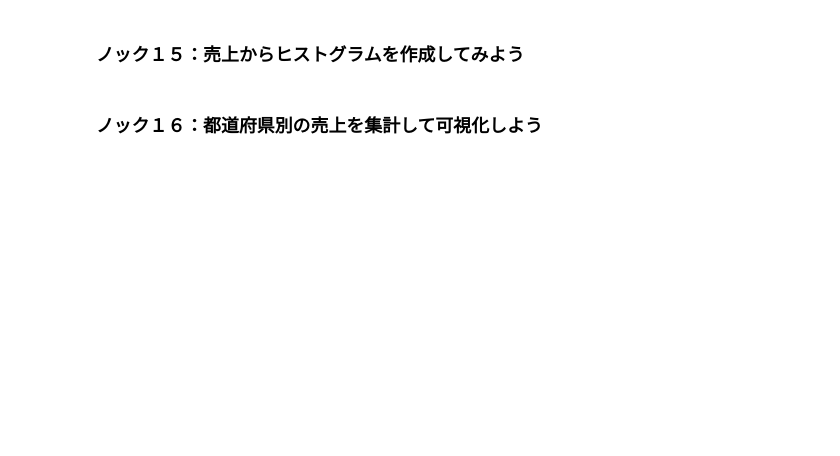
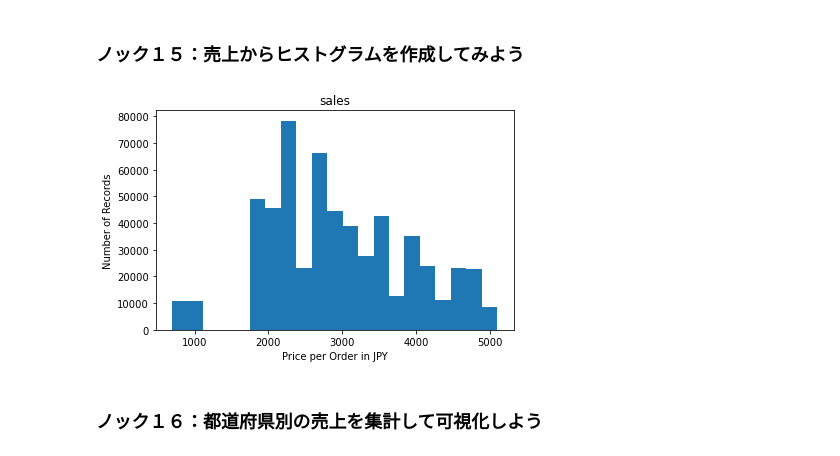
Before and after one commit to BP-Test/01_python_100knock_ml_model, a Jupyter notebook: chapter-02/2章_データを可視化し分析を行う10本ノック.ipynb, the cells around one changed output. Drawn from its saved outputs; the diff is of its cells as text; code cells hidden in the pictures; blank space fills up the shorter version.

```diff
--- a/chapter-02/2章_データを可視化し分析を行う10本ノック.ipynb
+++ b/chapter-02/2章_データを可視化し分析を行う10本ノック.ipynb
@@ -18,0 +93,3 @@
+# %%
+analyze_data = order_data[[ 'store_id', 'customer_id', 'coupon_cd', 'order_accept_date', 'delivered_date', 'total_amount', 'store_name', 'wide_area', 'narrow_area', 'takeout_name', 'status_name']]
+analyze_data
@@ -25,4 +245,12 @@
 # %% [markdown]
 ### ノック１５：売上からヒストグラムを作成してみよう
+# %%
+plt.hist(analyze_data.total_amount, bins=21)
+plt.xlabel('Price per Order in JPY')
+plt.ylabel('Number of Records')
+plt.title('sales')
+plt.tight_layout()
+# %% [output]
+[figure, added]
 # %% [markdown]
 ### ノック１６：都道府県別の売上を集計して可視化しよう
```
Also changed, not shown: parts of 30 cells of this notebook.
